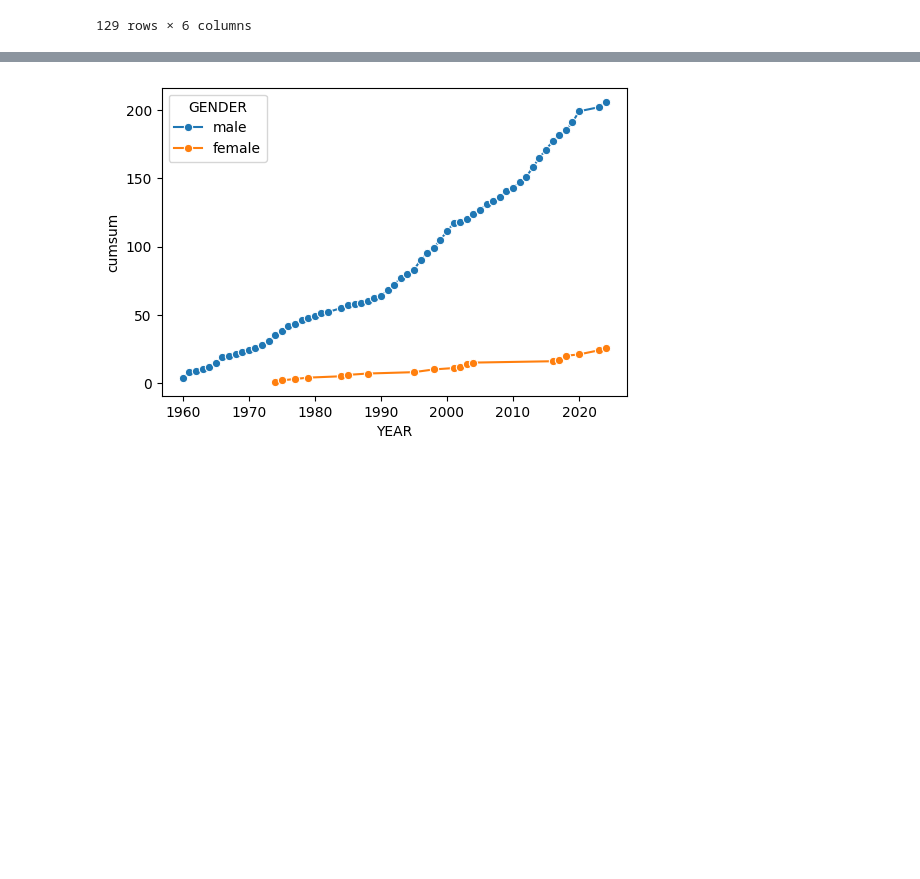
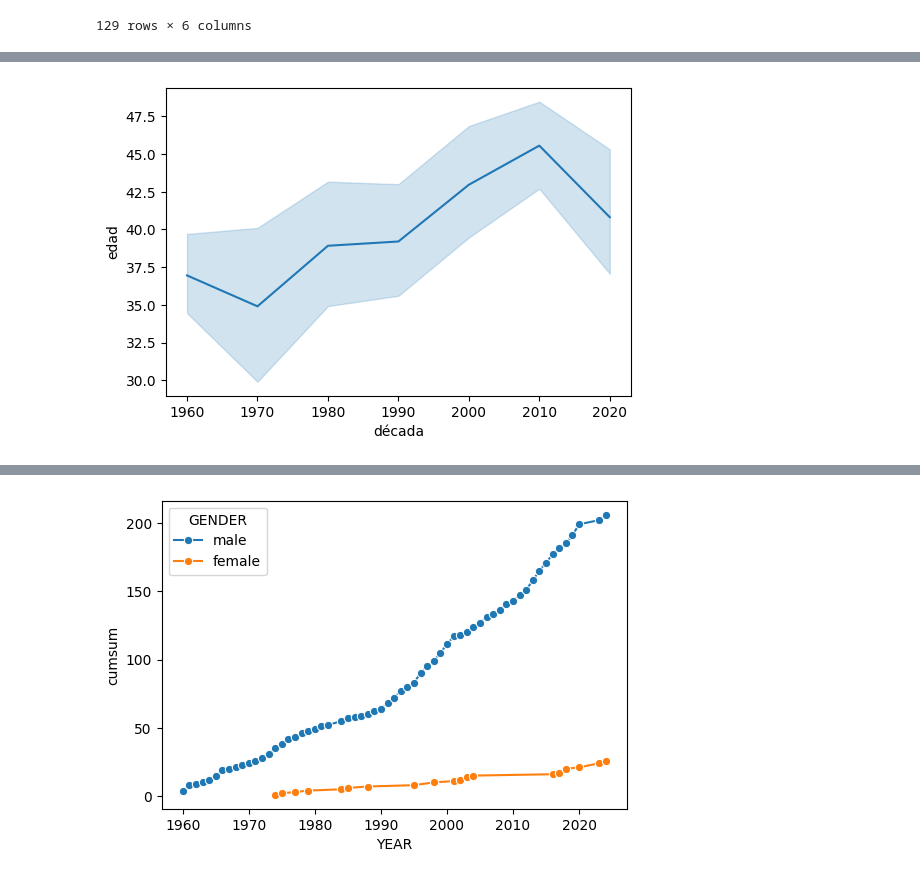
Before and after one commit to aastroza/chilean-humor, a Jupyter notebook: notebooks/00_explore_ficvn_data.ipynb, the cells around one changed output, grey strips where cells are left out. Saved outputs shown, nothing was run; the diff lists cells and outputs as text; code cells hidden in the pictures; blank space fills up the shorter version.

Commit message:
new spanish figures

```diff
--- a/notebooks/00_explore_ficvn_data.ipynb
+++ b/notebooks/00_explore_ficvn_data.ipynb
@@ -72,3 +72,12 @@ plt.show()
+# %%
+fig ,ax = plt.subplots(figsize = (6,4))
+sns.lineplot(data=df, x="decade", y="age", ax=ax)
+ax.set_xlabel('década')
+ax.set_ylabel('edad')
+plt.savefig('../images/age_line_plot_spanish.png', bbox_inches='tight', dpi=300)
+plt.show()
+# %% [output]
+[figure, added]
 # %%
 sns.lineplot(data=df, x="quinquennial", y="age")
 # %% [output]
```
Also changed, not shown: parts of 7 cells of this notebook, 3 other files.
